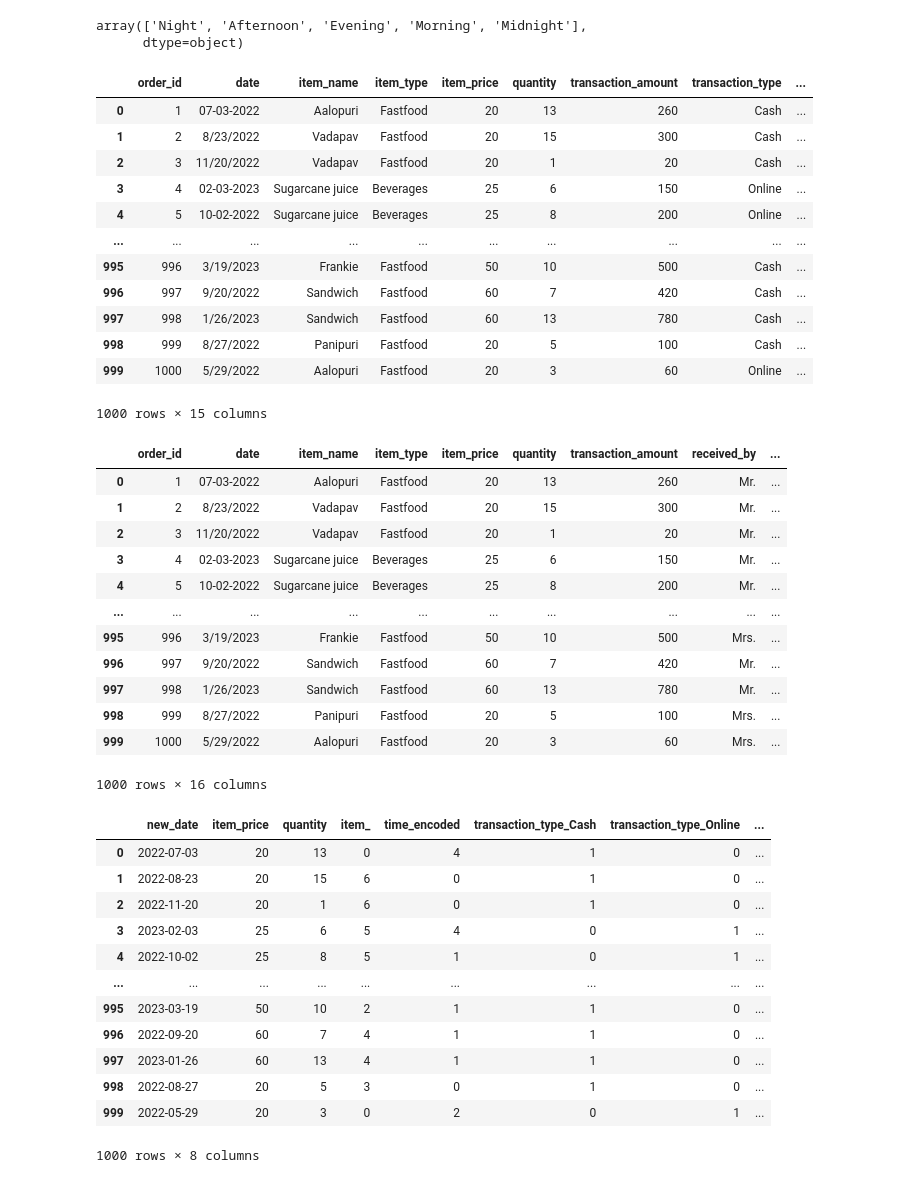
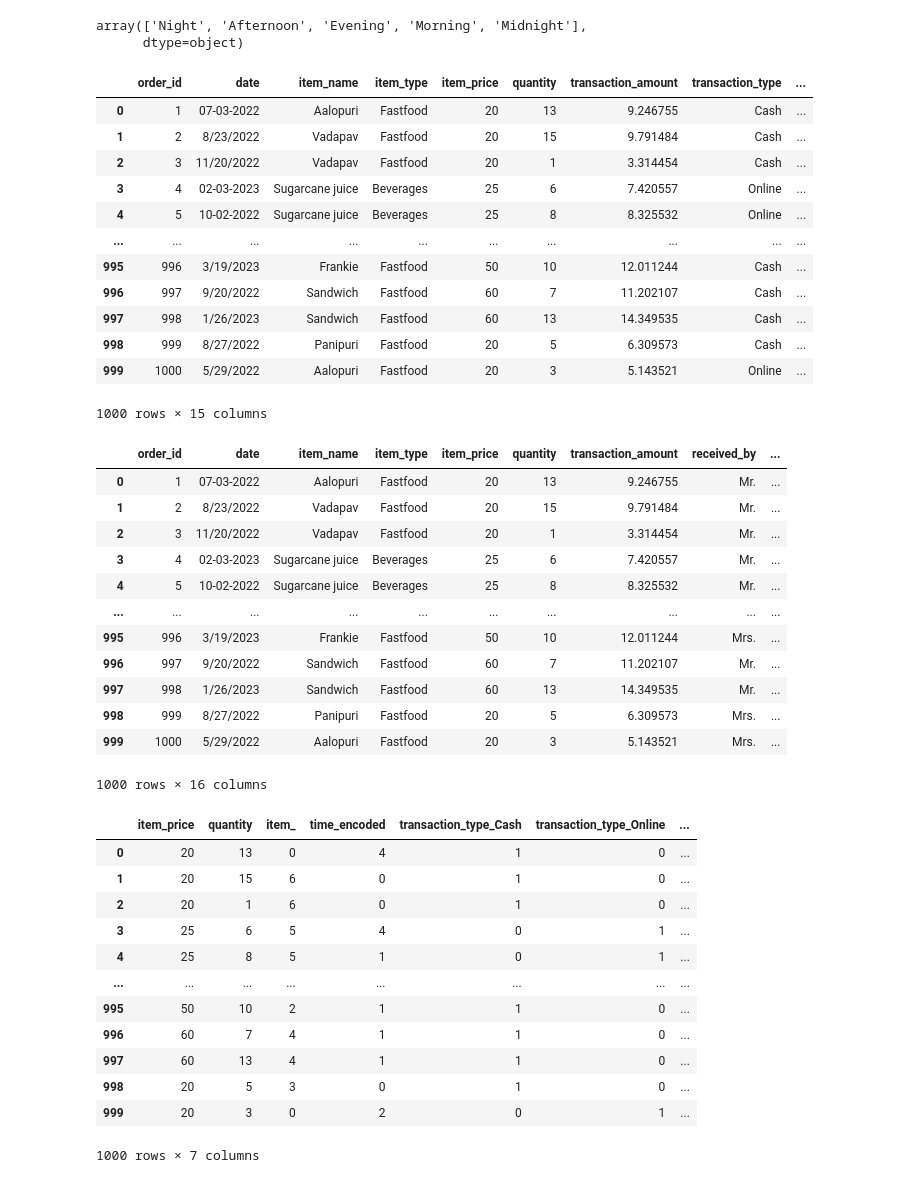
Before and after one commit to Irfee-code/restaurant-sales-eda, a Jupyter notebook: EDA_2.ipynb, the cells around one changed output. Saved outputs shown, nothing was run; the diff lists cells and outputs as text; code cells hidden in the pictures.

```diff
--- a/EDA_2.ipynb
+++ b/EDA_2.ipynb
@@ -65,0 +106,5 @@ df
+# %%
+df['transaction_amount'] = np.power(
+    pd.to_numeric(df['transaction_amount'], errors='coerce'),
+    0.4
+)
@@ -286,52 +329,52 @@ df
 df
 # %% [output]
 |  | order_id | date | item_name | item_type | item_price | quantity | transaction_amount | transaction_type | ... |
-| 0 | 1 | 07-03-2022 | Aalopuri | Fastfood | 20 | 13 | 260 | Cash | ... |
-| 1 | 2 | 8/23/2022 | Vadapav | Fastfood | 20 | 15 | 300 | Cash | ... |
-| 2 | 3 | 11/20/2022 | Vadapav | Fastfood | 20 | 1 | 20 | Cash | ... |
-| 3 | 4 | 02-03-2023 | Sugarcane juice | Beverages | 25 | 6 | 150 | Online | ... |
-| 4 | 5 | 10-02-2022 | Sugarcane juice | Beverages | 25 | 8 | 200 | Online | ... |
+| 0 | 1 | 07-03-2022 | Aalopuri | Fastfood | 20 | 13 | 9.246755 | Cash | ... |
+| 1 | 2 | 8/23/2022 | Vadapav | Fastfood | 20 | 15 | 9.791484 | Cash | ... |
+| 2 | 3 | 11/20/2022 | Vadapav | Fastfood | 20 | 1 | 3.314454 | Cash | ... |
+| 3 | 4 | 02-03-2023 | Sugarcane juice | Beverages | 25 | 6 | 7.420557 | Online | ... |
+| 4 | 5 | 10-02-2022 | Sugarcane juice | Beverages | 25 | 8 | 8.325532 | Online | ... |
 | ... | ... | ... | ... | ... | ... | ... | ... | ... | ... |
-| 995 | 996 | 3/19/2023 | Frankie | Fastfood | 50 | 10 | 500 | Cash | ... |
-| 996 | 997 | 9/20/2022 | Sandwich | Fastfood | 60 | 7 | 420 | Cash | ... |
-| 997 | 998 | 1/26/2023 | Sandwich | Fastfood | 60 | 13 | 780 | Cash | ... |
-| 998 | 999 | 8/27/2022 | Panipuri | Fastfood | 20 | 5 | 100 | Cash | ... |
-| 999 | 1000 | 5/29/2022 | Aalopuri | Fastfood | 20 | 3 | 60 | Online | ... |
+| 995 | 996 | 3/19/2023 | Frankie | Fastfood | 50 | 10 | 12.011244 | Cash | ... |
+| 996 | 997 | 9/20/2022 | Sandwich | Fastfood | 60 | 7 | 11.202107 | Cash | ... |
+| 997 | 998 | 1/26/2023 | Sandwich | Fastfood | 60 | 13 | 14.349535 | Cash | ... |
+| 998 | 999 | 8/27/2022 | Panipuri | Fastfood | 20 | 5 | 6.309573 | Cash | ... |
+| 999 | 1000 | 5/29/2022 | Aalopuri | Fastfood | 20 | 3 | 5.143521 | Online | ... |
 1000 rows × 15 columns
 # %%
 df = pd.get_dummies(df, columns=['transaction_type'],dtype=int)
 df
 # %% [output]
 |  | order_id | date | item_name | item_type | item_price | quantity | transaction_amount | received_by | ... |
-| 0 | 1 | 07-03-2022 | Aalopuri | Fastfood | 20 | 13 | 260 | Mr. | ... |
-| 1 | 2 | 8/23/2022 | Vadapav | Fastfood | 20 | 15 | 300 | Mr. | ... |
-| 2 | 3 | 11/20/2022 | Vadapav | Fastfood | 20 | 1 | 20 | Mr. | ... |
-| 3 | 4 | 02-03-2023 | Sugarcane juice | Beverages | 25 | 6 | 150 | Mr. | ... |
-| 4 | 5 | 10-02-2022 | Sugarcane juice | Beverages | 25 | 8 | 200 | Mr. | ... |
+| 0 | 1 | 07-03-2022 | Aalopuri | Fastfood | 20 | 13 | 9.246755 | Mr. | ... |
+| 1 | 2 | 8/23/2022 | Vadapav | Fastfood | 20 | 15 | 9.791484 | Mr. | ... |
+| 2 | 3 | 11/20/2022 | Vadapav | Fastfood | 20 | 1 | 3.314454 | Mr. | ... |
+| 3 | 4 | 02-03-2023 | Sugarcane juice | Beverages | 25 | 6 | 7.420557 | Mr. | ... |
+| 4 | 5 | 10-02-2022 | Sugarcane juice | Beverages | 25 | 8 | 8.325532 | Mr. | ... |
 | ... | ... | ... | ... | ... | ... | ... | ... | ... | ... |
-| 995 | 996 | 3/19/2023 | Frankie | Fastfood | 50 | 10 | 500 | Mrs. | ... |
-| 996 | 997 | 9/20/2022 | Sandwich | Fastfood | 60 | 7 | 420 | Mr. | ... |
-| 997 | 998 | 1/26/2023 | Sandwich | Fastfood | 60 | 13 | 780 | Mr. | ... |
-| 998 | 999 | 8/27/2022 | Panipuri | Fastfood | 20 | 5 | 100 | Mrs. | ... |
-| 999 | 1000 | 5/29/2022 | Aalopuri | Fastfood | 20 | 3 | 60 | Mrs. | ... |
+| 995 | 996 | 3/19/2023 | Frankie | Fastfood | 50 | 10 | 12.011244 | Mrs. | ... |
+| 996 | 997 | 9/20/2022 | Sandwich | Fastfood | 60 | 7 | 11.202107 | Mr. | ... |
+| 997 | 998 | 1/26/2023 | Sandwich | Fastfood | 60 | 13 | 14.349535 | Mr. | ... |
+| 998 | 999 | 8/27/2022 | Panipuri | Fastfood | 20 | 5 | 6.309573 | Mrs. | ... |
+| 999 | 1000 | 5/29/2022 | Aalopuri | Fastfood | 20 | 3 | 5.143521 | Mrs. | ... |
 1000 rows × 16 columns
 # %%
-final=df[['new_date','item_price','quantity','item_','time_encoded','transaction_type_Cash','transaction_type_Online','transaction_amount']]
+final=df[['item_price','quantity','item_','time_encoded','transaction_type_Cash','transaction_type_Online','transaction_amount']]
 final
 # %% [output]
-|  | new_date | item_price | quantity | item_ | time_encoded | transaction_type_Cash | transaction_type_Online | ... |
-| 0 | 2022-07-03 | 20 | 13 | 0 | 4 | 1 | 0 | ... |
-| 1 | 2022-08-23 | 20 | 15 | 6 | 0 | 1 | 0 | ... |
-| 2 | 2022-11-20 | 20 | 1 | 6 | 0 | 1 | 0 | ... |
-| 3 | 2023-02-03 | 25 | 6 | 5 | 4 | 0 | 1 | ... |
-| 4 | 2022-10-02 | 25 | 8 | 5 | 1 | 0 | 1 | ... |
-| ... | ... | ... | ... | ... | ... | ... | ... | ... |
-| 995 | 2023-03-19 | 50 | 10 | 2 | 1 | 1 | 0 | ... |
-| 996 | 2022-09-20 | 60 | 7 | 4 | 1 | 1 | 0 | ... |
-| 997 | 2023-01-26 | 60 | 13 | 4 | 1 | 1 | 0 | ... |
-| 998 | 2022-08-27 | 20 | 5 | 3 | 0 | 1 | 0 | ... |
-| 999 | 2022-05-29 | 20 | 3 | 0 | 2 | 0 | 1 | ... |
+|  | item_price | quantity | item_ | time_encoded | transaction_type_Cash | transaction_type_Online | ... |
+| 0 | 20 | 13 | 0 | 4 | 1 | 0 | ... |
+| 1 | 20 | 15 | 6 | 0 | 1 | 0 | ... |
+| 2 | 20 | 1 | 6 | 0 | 1 | 0 | ... |
+| 3 | 25 | 6 | 5 | 4 | 0 | 1 | ... |
+| 4 | 25 | 8 | 5 | 1 | 0 | 1 | ... |
+| ... | ... | ... | ... | ... | ... | ... | ... |
+| 995 | 50 | 10 | 2 | 1 | 1 | 0 | ... |
+| 996 | 60 | 7 | 4 | 1 | 1 | 0 | ... |
+| 997 | 60 | 13 | 4 | 1 | 1 | 0 | ... |
+| 998 | 20 | 5 | 3 | 0 | 1 | 0 | ... |
+| 999 | 20 | 3 | 0 | 2 | 0 | 1 | ... |
-1000 rows × 8 columns
+1000 rows × 7 columns
 # %%
 from sklearn.preprocessing import StandardScaler
 sc=StandardScaler()
```
Also changed, not shown: parts of 21 cells of this notebook, 1 other file.
